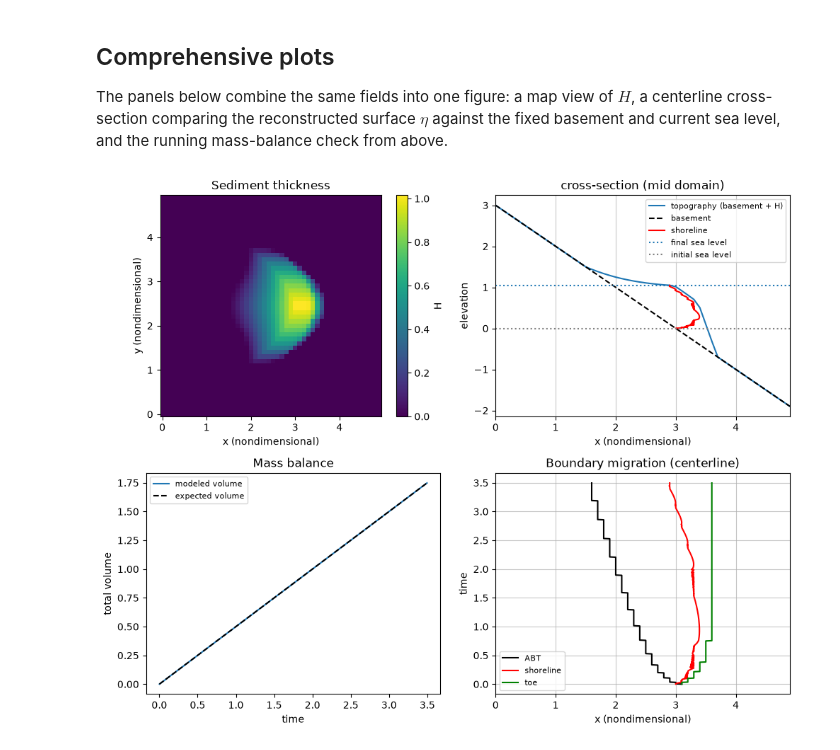
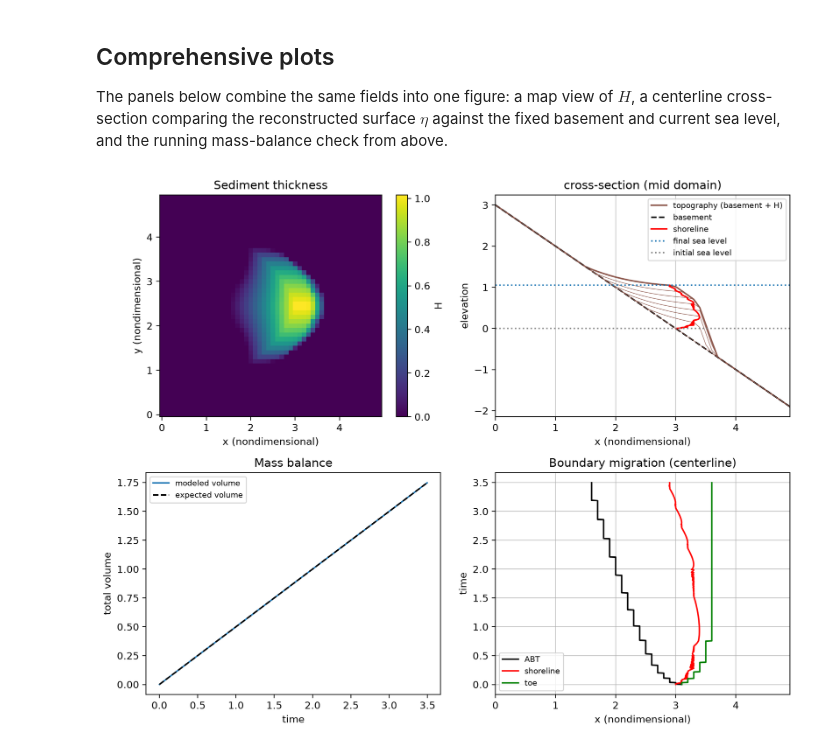
Before and after one commit to vietbuiminh/landlab, a Jupyter notebook: docs/source/tutorials/geoenthalpy_delta/geoenthalpy_delta.ipynb, the cells around one changed output. Saved outputs shown, nothing was run; the diff lists cells and outputs as text; code cells hidden in the pictures.

Commit message:
Improve the plots in tutorial

```diff
--- a/docs/source/tutorials/geoenthalpy_delta/geoenthalpy_delta.ipynb
+++ b/docs/source/tutorials/geoenthalpy_delta/geoenthalpy_delta.ipynb
@@ -243,7 +247,7 @@ abt_history = []  # alluvial-bedrock transition
 shoreline_x_history = []
 shoreline_y_history = []
 toe_history = []
-
+snap_shots = []
 for step in range(nsteps):
     esd.run_one_step(dt)
     if step % 5 == 0:
@@ -274,5 +278,7 @@ for step in range(nsteps):
         else:
             shoreline_x_history.append(x_row[-1])
         shoreline_y_history.append(np.interp(shoreline_x_history[-1], x_row, eta_row))
+    if step % 500 == 0:
+        snap_shots.append(grid.at_node["sediment__thickness"].reshape(grid.shape).copy())
 print(f"done in {time.time() - t0:.2f} s")
 # %% [output]
@@ -368,7 +374,7 @@ X = grid.x_of_node.reshape(grid.shape)
 Y = grid.y_of_node.reshape(grid.shape)
 j_mid = nrows // 2
 
-fig, axes = plt.subplots(2, 2, figsize=(10, 8))
+fig, axes = plt.subplots(2, 2, figsize=(10, 8), dpi=200)
 
 im = axes[0][0].pcolormesh(X, Y, H, shading="auto", cmap="viridis")
 axes[0][0].set_title("Sediment thickness")
@@ -384,32 +390,34 @@ axes[1][0].set_xlabel("time")
 axes[1][0].set_ylabel("total volume")
 axes[1][0].legend(fontsize=8)
 
-axes[0][1].plot(X[j_mid], eta[j_mid], label="topography (basement + H)")
+axes[0][1].plot(X[j_mid], eta[j_mid], label="topography (basement + H)", color="tab:brown")
 axes[0][1].plot(X[j_mid], basement[j_mid],
              "k--", label="basement")
+for each_sediment_thickness in snap_shots:
+    axes[0][1].plot(X[j_mid], each_sediment_thickness[j_mid, :] + basement[j_mid], color="tab:brown", linewidth=0.5)
 axes[0][1].plot(shoreline_x_history, shoreline_y_history, label="shoreline", color="red")
 axes[0][1].set_xlim(min(X[j_mid]), max(X[j_mid]))
 axes[0][1].grid(axis='x', linestyle='-', alpha=0.7)
 axes[0][1].axhline(final_sea_level,color="tab:blue",linestyle=":",label="final sea level")
 axes[0][1].axhline(0,color="tab:gray",linestyle=":",label="initial sea level")
 axes[0][1].set_title("cross-section (mid domain)")
 axes[0][1].set_xlabel("x (nondimensional)")
 axes[0][1].set_ylabel("elevation")
 axes[0][1].legend(fontsize=8)
 
 
 axes[1][1].plot(abt_history, time_history, label="ABT", color="black")
 axes[1][1].plot(shoreline_x_history, time_history, label="shoreline", color="red")
 axes[1][1].plot(toe_history, time_history, label="toe", color="green")
 axes[1][1].set_xlim(min(X[j_mid]), max(X[j_mid]))
 axes[1][1].grid(axis='y', linestyle='-', alpha=0.7)
 axes[1][1].grid(axis='x', linestyle='-', alpha=0.7)
 axes[1][1].set_xlabel("x (nondimensional)")
 axes[1][1].set_ylabel("time")
 axes[1][1].set_title("Boundary migration (centerline)")
 axes[1][1].legend(fontsize=8, loc='lower left')
 
 
 fig.tight_layout()
 # %% [output]
-[figure, old version]
+[figure, new version]
```
Also changed, not shown: parts of 2 cells of this notebook.
